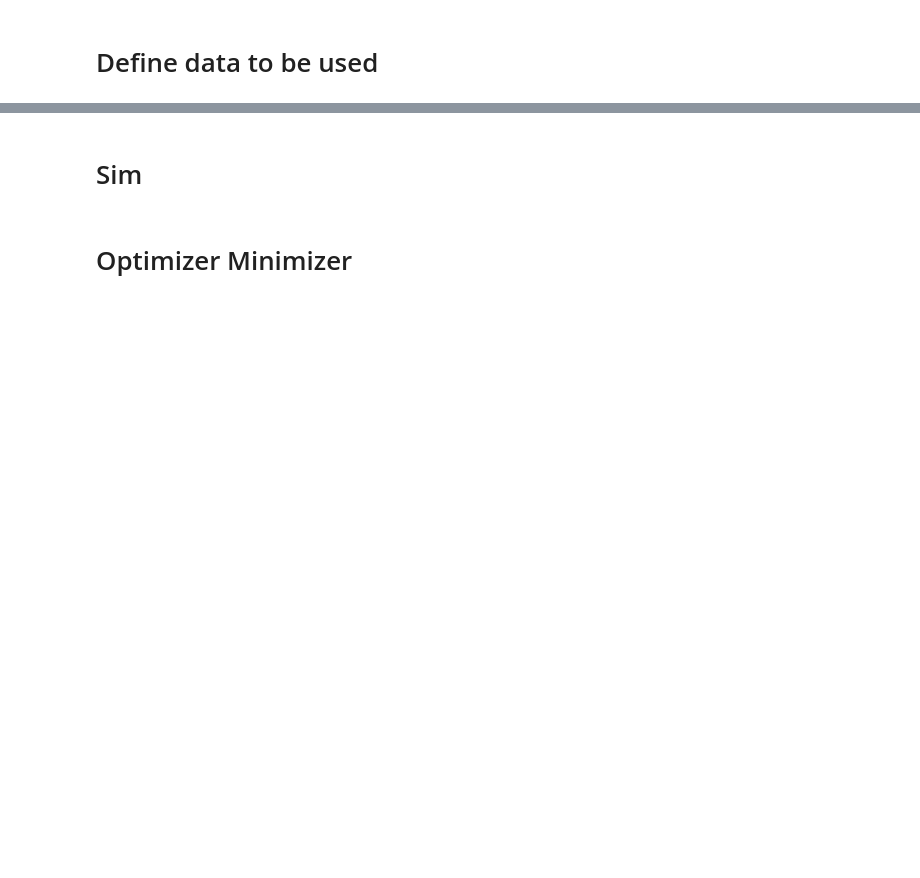
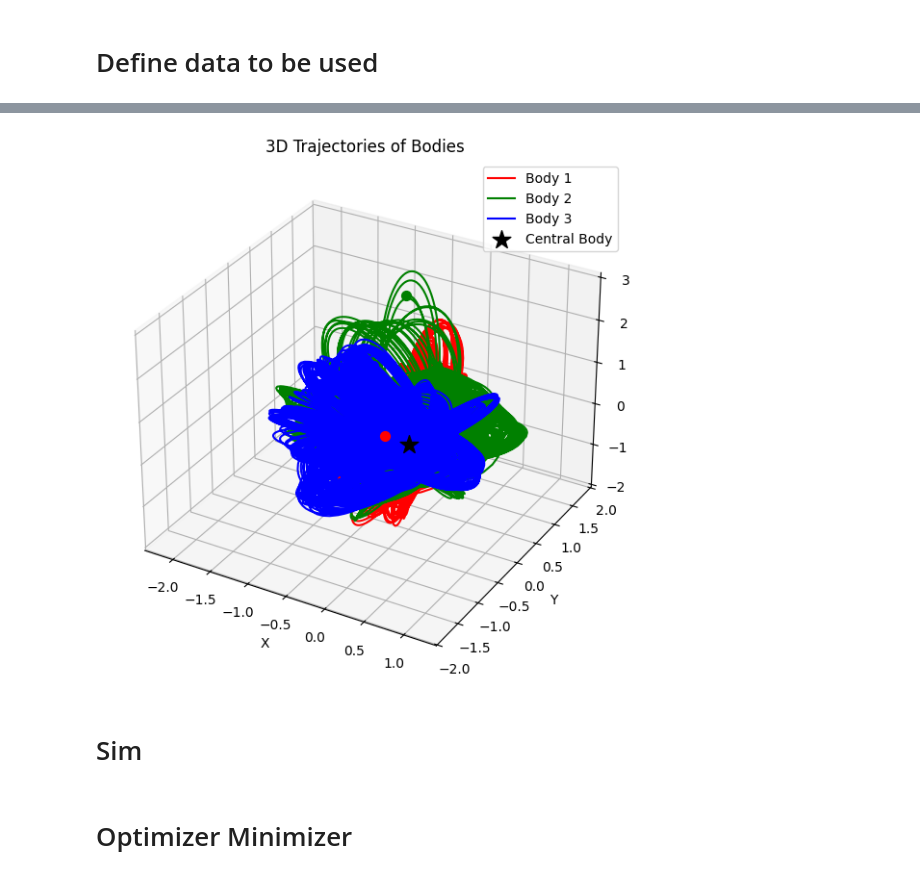
Before and after one commit to Excaliabure/FinancialGamble, a Jupyter notebook: Forex/oanda/solution8.ipynb, the cells around one changed output, grey strips where cells are left out. Cells and saved outputs as stored; diff of their text form; code cells hidden in the pictures; blank space fills up the shorter version.

```diff
--- a/Forex/oanda/solution8.ipynb
+++ b/Forex/oanda/solution8.ipynb
@@ -28,3 +107,44 @@ data = _data[:,2]
+# %%
+import matplotlib.pyplot as plt
+n = BODIES
+dims = DIMS
+
+# Extract positions from solution
+# soln.y has shape (2*n*dims, len(t_eval)), first n*dims are positions
+positions = soln.y[:n*dims, :]  # shape: (n*dims, timesteps)
+
+# Reshape to (n, dims, timesteps)
+positions = positions.reshape(n, dims, -1)
+
+# Create 3D plot
+fig = plt.figure(figsize=(10, 7))
+ax = fig.add_subplot(111, projection='3d')
+
+colors = ['r', 'g', 'b', 'y', 'c', 'm']  # up to 6 bodies
+for i in range(n):
+    ax.plot(
+        positions[i,0,:],  # x
+        positions[i,1,:],  # y
+        positions[i,2,:],  # z
+        color=colors[i % len(colors)],
+        label=f'Body {i+1}'
+    )
+    ax.scatter(
+        positions[i,0,0], positions[i,1,0], positions[i,2,0],
+        color=colors[i % len(colors)], marker='o', s=50
+    )  # starting point
+
+# Plot central body at origin
+ax.scatter(0,0,0, color='k', marker='*', s=200, label='Central Body')
+
+ax.set_xlabel('X')
+ax.set_ylabel('Y')
+ax.set_zlabel('Z')
+ax.set_title('3D Trajectories of Bodies')
+ax.legend()
+plt.show()
+# %% [output]
+[figure, added]
 # %% [markdown]
 # Sim
 # %%
```
Also changed, not shown: parts of 4 cells of this notebook, 1 other file.
